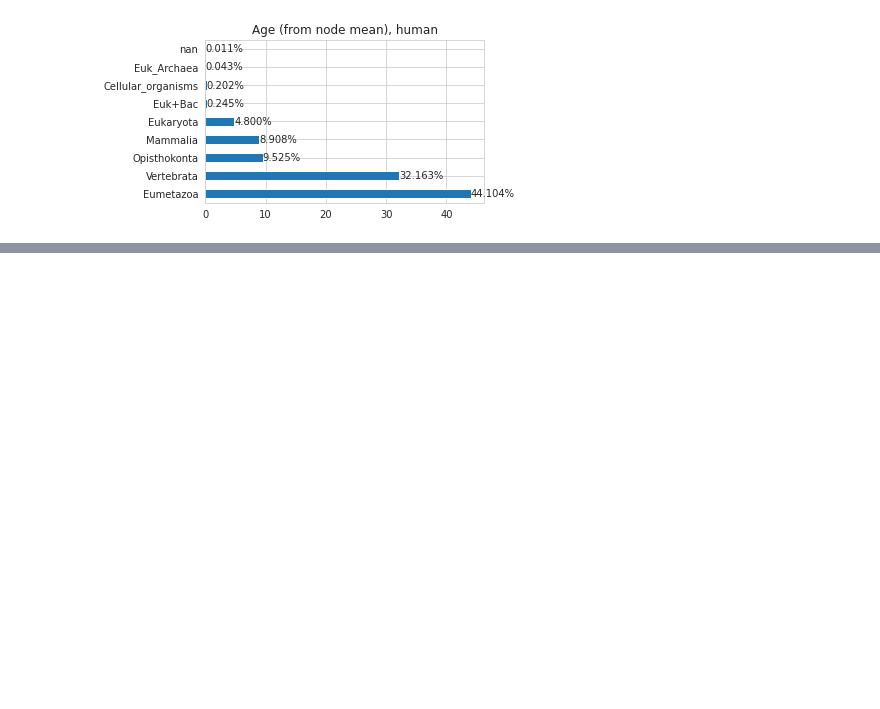
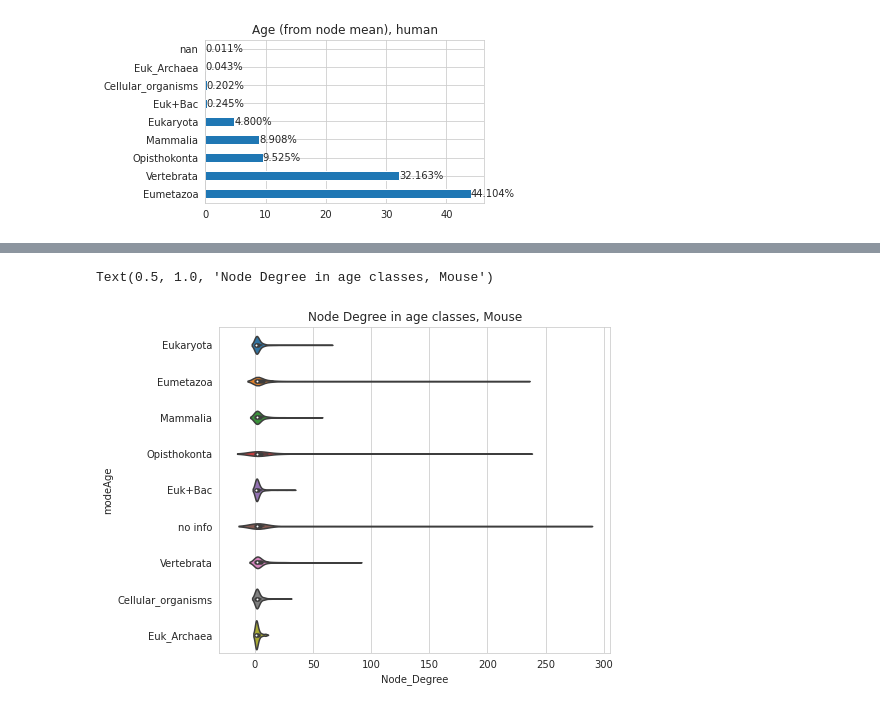
Before and after one commit to Freddsle/age_patterns, a Jupyter notebook: code/02_age_gene_classes.ipynb, the cells around one changed output, grey strips where cells are left out. Saved outputs shown, nothing was run; the diff lists cells and outputs as text; code cells hidden in the pictures; blank space fills up the shorter version.

```diff
--- a/code/02_age_gene_classes.ipynb
+++ b/code/02_age_gene_classes.ipynb
@@ -1715,0 +1775,9 @@ plt.close()
+# %%
+mouse_gene_ages_dropped = mouse_gene_ages[['Gene', 'modeAge']]
+
+mouse_ndegree = pd.DataFrame.from_dict(dict(mouse_graph.degree()), orient='index').reset_index(level=0)
+mouse_ndegree.columns = ['Gene', 'Node_Degree']
+
+mouse_ndegree = mouse_ndegree.merge(mouse_gene_ages_dropped, how='outer', on=['Gene'])
+
+mouse_ndegree.head()
@@ -1715,0 +1791,12 @@ plt.close()
+# %%
+classes = ['no info', 'Cellular_organisms', 'Euk_Archaea','Euk+Bac', 'Eukaryota',
+           'Opisthokonta', 'Eumetazoa', 'Vertebrata', 'Mammalia']
+
+mouse_ndegree['modeAge'].fillna('no info', inplace=True)
+mouse_ndegree['Age'] = mouse_ndegree['modeAge'].apply(lambda x: classes.index(x))
+# %%
+sns.violinplot(y="modeAge", x="Node_Degree", data=mouse_ndegree)
+plt.title('Node Degree in age classes, Mouse')
+# %% [output]
+Text(0.5, 1.0, 'Node Degree in age classes, Mouse')
+[figure, added]
```
Also changed, not shown: parts of 73 cells of this notebook, 1 other file.
